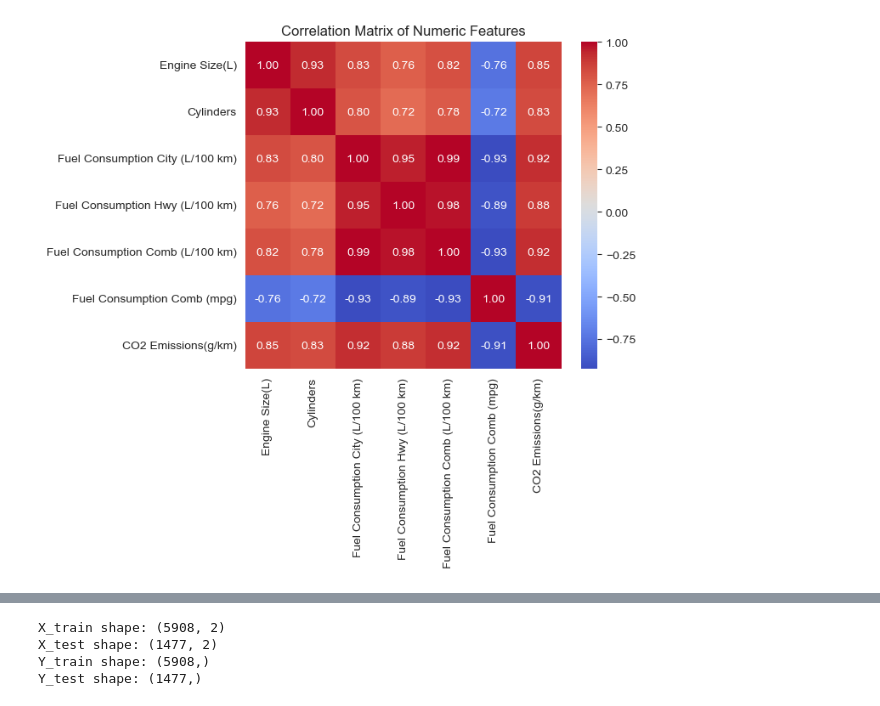
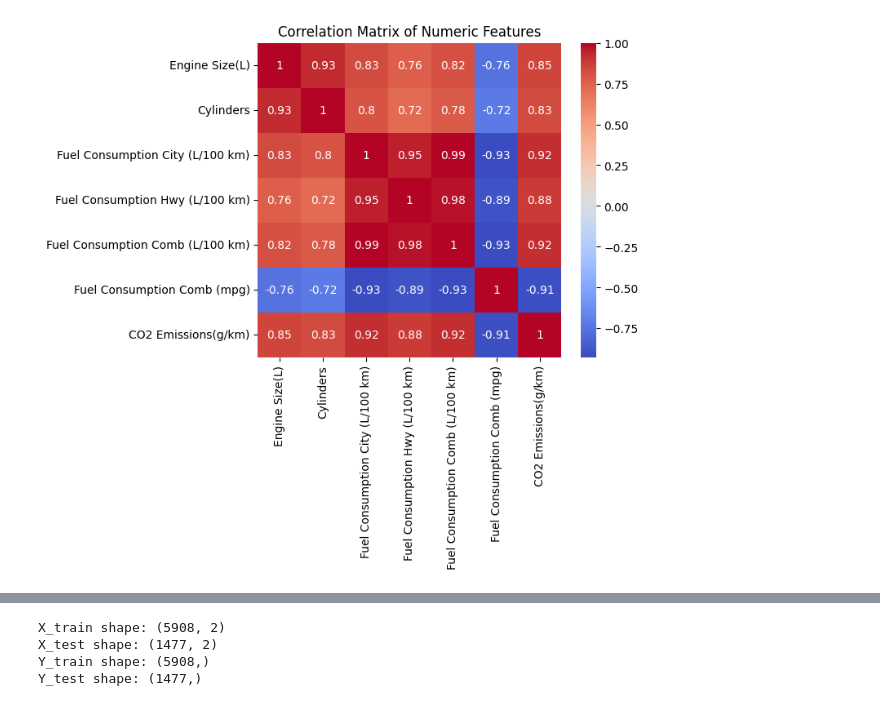
Before and after one commit to hagag1919/CO2-emission-ml, a Jupyter notebook: app.ipynb, the cells around one changed output, grey strips where cells are left out. Cells and saved outputs as stored; diff of their text form; code cells hidden in the pictures.

```diff
--- a/app.ipynb
+++ b/app.ipynb
@@ -31,10 +62,9 @@ plot.show()
 # %%
-# visualize heatmap
-numeric_data = data.select_dtypes(include=['number'])
+# iv) visualizing a correlation heatmap between numeric columns
 
 plot.figure(figsize=(6, 5))
-sns.heatmap(numeric_data.corr(), annot=True, cmap='coolwarm', fmt=".2f")
+sns.heatmap(numeric_data.corr(), annot=True, cmap='coolwarm')
 plot.title('Correlation Matrix of Numeric Features')
 plot.show()
 # %% [output]
-[figure, old version]
+[figure, new version]
```
Also changed, not shown: parts of 20 cells of this notebook.
